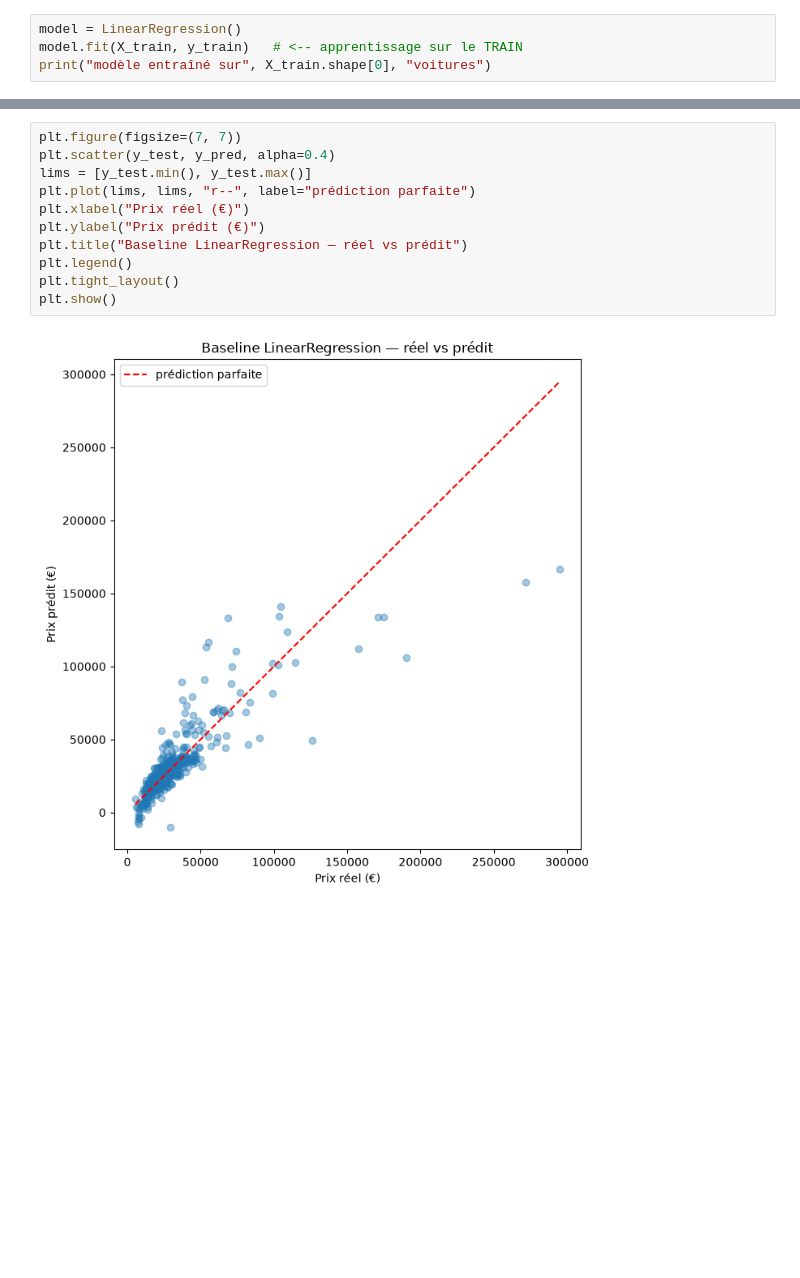
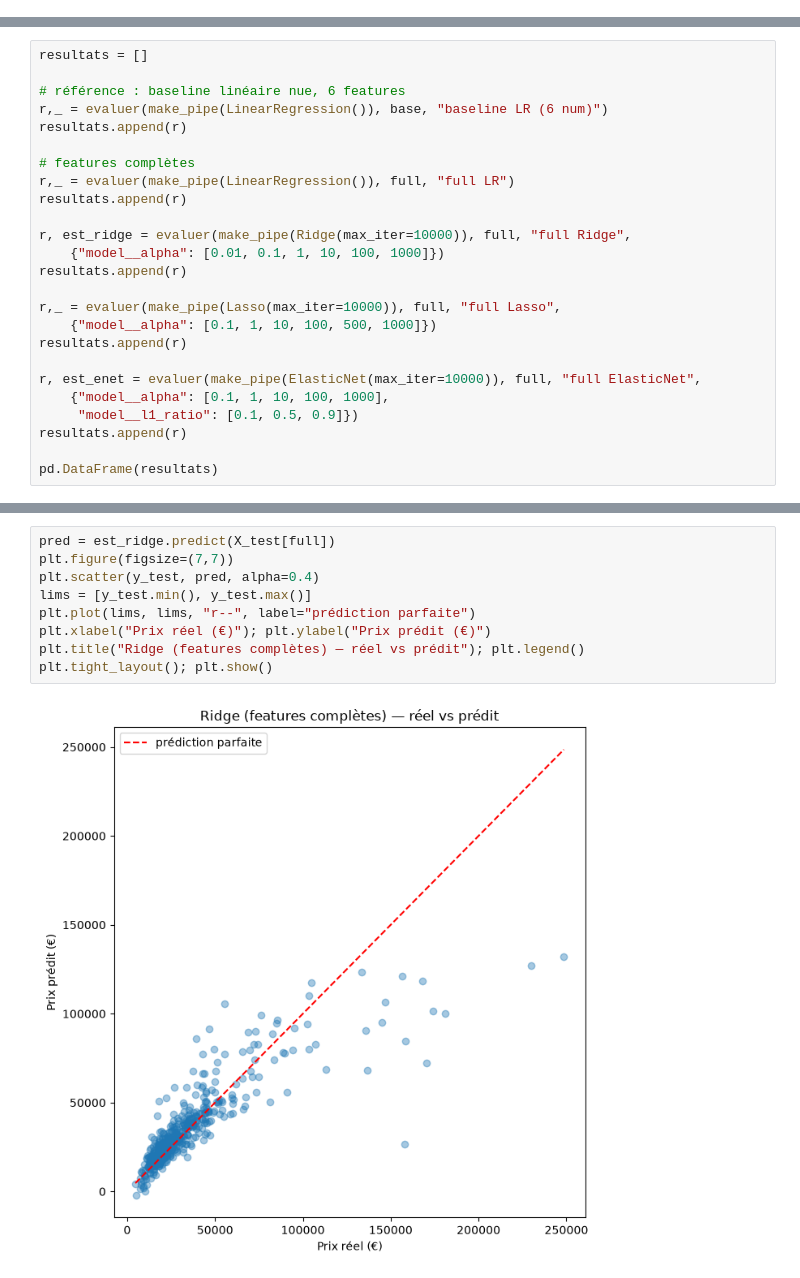
Before and after one commit to zepolclem/oscaria, a Jupyter notebook: ml/notebooks/french-second-hand-cars/02_baseline_regression.ipynb, the cells around one changed output, grey strips where cells are left out. Cells and saved outputs as stored; diff of their text form; blank space fills up the shorter version.

```diff
--- a/ml/notebooks/french-second-hand-cars/02_baseline_regression.ipynb
+++ b/ml/notebooks/french-second-hand-cars/02_baseline_regression.ipynb
@@ -114,4 +82,0 @@ Il ne verra jamais `X_test` pendant cette étape.
-# %%
-model = LinearRegression()
-model.fit(X_train, y_train)   # <-- apprentissage sur le TRAIN
-print("modèle entraîné sur", X_train.shape[0], "voitures")
@@ -158,0 +118,25 @@ intercept : -3,590,652 €
+# %%
+resultats = []
+
+# référence : baseline linéaire nue, 6 features
+r,_ = evaluer(make_pipe(LinearRegression()), base, "baseline LR (6 num)")
+resultats.append(r)
+
+# features complètes
+r,_ = evaluer(make_pipe(LinearRegression()), full, "full LR")
+resultats.append(r)
+
+r, est_ridge = evaluer(make_pipe(Ridge(max_iter=10000)), full, "full Ridge",
+    {"model__alpha": [0.01, 0.1, 1, 10, 100, 1000]})
+resultats.append(r)
+
+r,_ = evaluer(make_pipe(Lasso(max_iter=10000)), full, "full Lasso",
+    {"model__alpha": [0.1, 1, 10, 100, 500, 1000]})
+resultats.append(r)
+
+r, est_enet = evaluer(make_pipe(ElasticNet(max_iter=10000)), full, "full ElasticNet",
+    {"model__alpha": [0.1, 1, 10, 100, 1000],
+     "model__l1_ratio": [0.1, 0.5, 0.9]})
+resultats.append(r)
+
+pd.DataFrame(resultats)
@@ -159,13 +176,11 @@ intercept : -3,590,652 €
 # %%
-plt.figure(figsize=(7, 7))
-plt.scatter(y_test, y_pred, alpha=0.4)
+pred = est_ridge.predict(X_test[full])
+plt.figure(figsize=(7,7))
+plt.scatter(y_test, pred, alpha=0.4)
 lims = [y_test.min(), y_test.max()]
 plt.plot(lims, lims, "r--", label="prédiction parfaite")
-plt.xlabel("Prix réel (€)")
-plt.ylabel("Prix prédit (€)")
-plt.title("Baseline LinearRegression — réel vs prédit")
-plt.legend()
-plt.tight_layout()
-plt.show()
+plt.xlabel("Prix réel (€)"); plt.ylabel("Prix prédit (€)")
+plt.title("Ridge (features complètes) — réel vs prédit"); plt.legend()
+plt.tight_layout(); plt.show()
 # %% [output]
-[figure, old version]
+[figure, new version]
```
Also changed, not shown: parts of 26 cells of this notebook, 2 other files.
